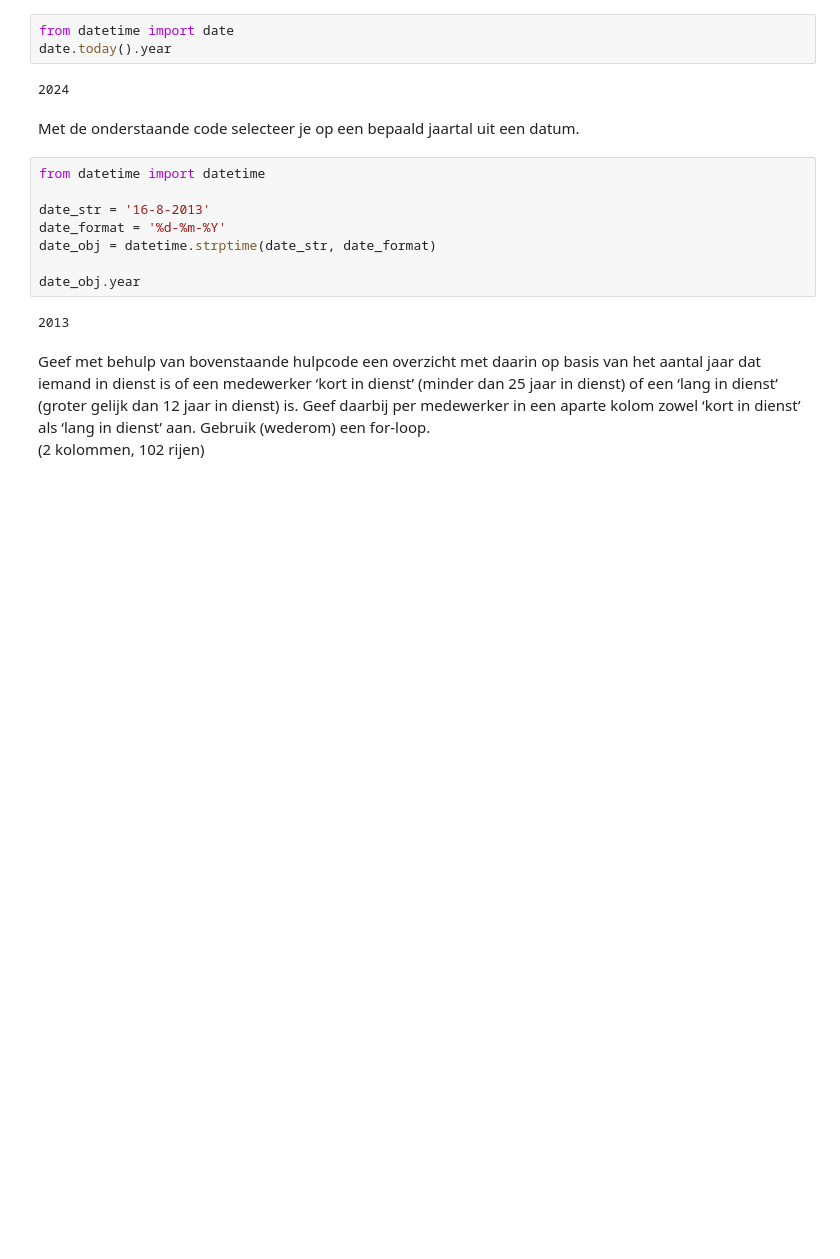
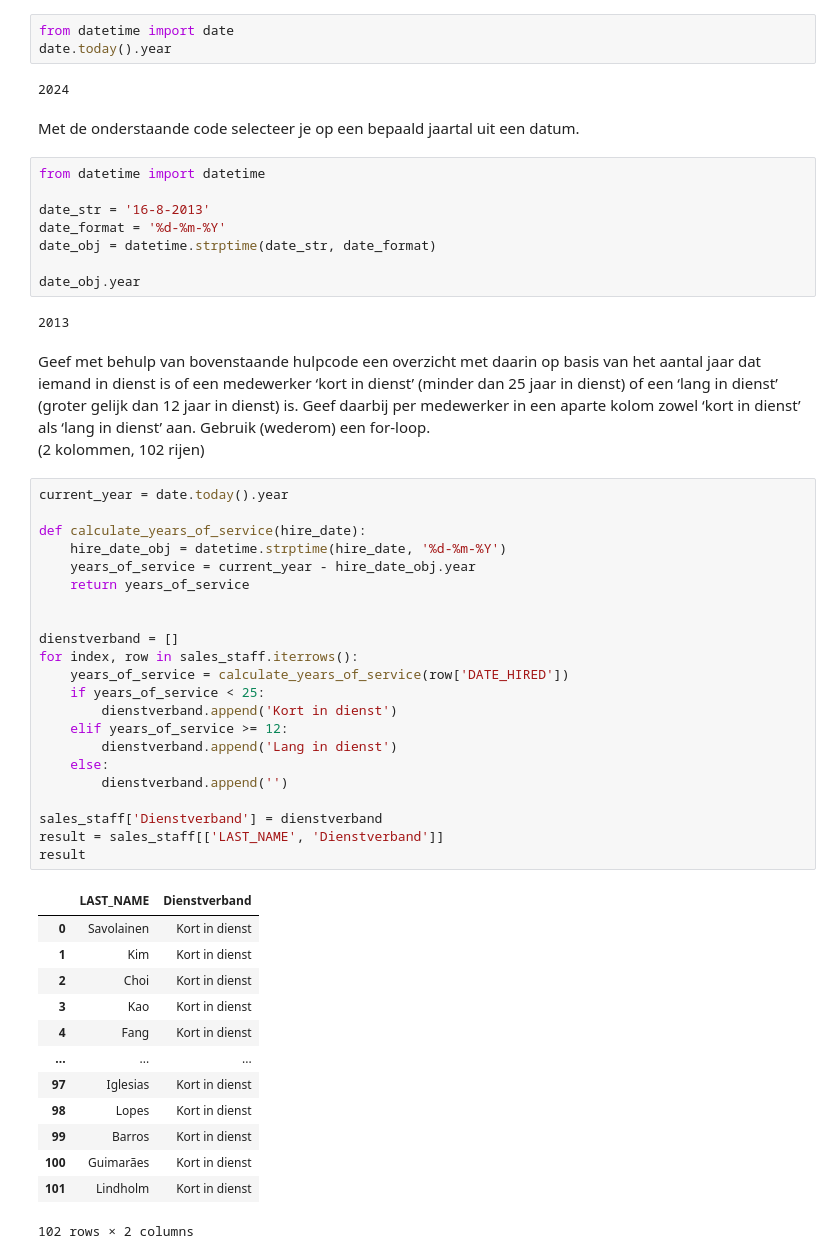
Before and after one commit to troykort/DaD, a Jupyter notebook: Practicum_2.3_Opdracht/Practicum_2.3_Opdrachten.ipynb, the cells around one changed output. Drawn from its saved outputs; the diff is of its cells as text; blank space fills up the shorter version.

```diff
--- a/Practicum_2.3_Opdracht/Practicum_2.3_Opdrachten.ipynb
+++ b/Practicum_2.3_Opdracht/Practicum_2.3_Opdrachten.ipynb
@@ -418,3 +567,39 @@ date_obj.year
 # %% [markdown]
 Geef met behulp van bovenstaande hulpcode een overzicht met daarin op basis van het aantal jaar dat iemand in dienst is of een medewerker ‘kort in dienst’ (minder dan 25 jaar in dienst) of een ‘lang in dienst’ (groter gelijk dan 12 jaar in dienst) is. Geef daarbij per medewerker in een aparte kolom zowel ‘kort in dienst’ als ‘lang in dienst’ aan. Gebruik (wederom) een for-loop.<br>
 (2 kolommen, 102 rijen)
+# %%
+current_year = date.today().year
+
+def calculate_years_of_service(hire_date):
+    hire_date_obj = datetime.strptime(hire_date, '%d-%m-%Y')
+    years_of_service = current_year - hire_date_obj.year
+    return years_of_service
+
+
+dienstverband = []
+for index, row in sales_staff.iterrows():
+    years_of_service = calculate_years_of_service(row['DATE_HIRED'])
+    if years_of_service < 25:
+        dienstverband.append('Kort in dienst')
+    elif years_of_service >= 12:
+        dienstverband.append('Lang in dienst')
+    else:
+        dienstverband.append('')
+
+sales_staff['Dienstverband'] = dienstverband
+result = sales_staff[['LAST_NAME', 'Dienstverband']]
+result
+# %% [output]
+|  | LAST_NAME | Dienstverband |
+| 0 | Savolainen | Kort in dienst |
+| 1 | Kim | Kort in dienst |
+| 2 | Choi | Kort in dienst |
+| 3 | Kao | Kort in dienst |
+| 4 | Fang | Kort in dienst |
+| ... | ... | ... |
+| 97 | Iglesias | Kort in dienst |
+| 98 | Lopes | Kort in dienst |
+| 99 | Barros | Kort in dienst |
+| 100 | Guimarães | Kort in dienst |
+| 101 | Lindholm | Kort in dienst |
+102 rows × 2 columns
```
Also changed, not shown: parts of 10 cells of this notebook.
